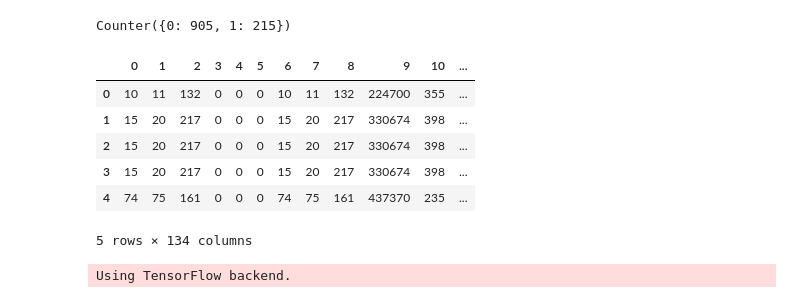
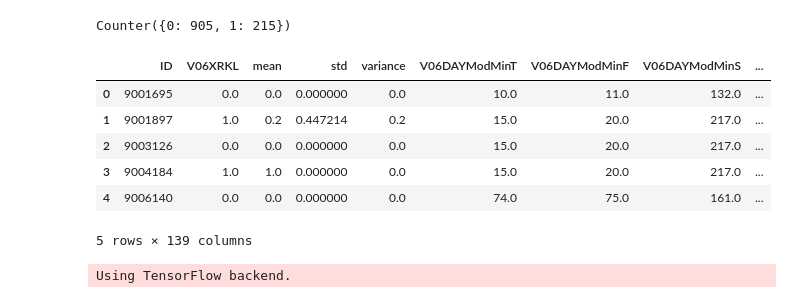
Before and after one commit to antonyalexos/Accelerometer-Knee-Osteoarthritis-Prediction, a Jupyter notebook: accel_day_pred.ipynb, the cells around one changed output. Cells and saved outputs as stored; diff of their text form; code cells hidden in the pictures.

```diff
--- a/accel_day_pred.ipynb
+++ b/accel_day_pred.ipynb
@@ -180,15 +200,15 @@ Counter({0: 905, 1: 215})
 # %%
 # X = X.iloc[:, [1,2,3,4,5,134,120,126,119,125,62,68,14,36,73,72,121,127,131,128,77,100,106,129,130,101,107,132,133,39,63,69,112,71,113,114,64,71,111,110,109,16,115,102,108,7,24,30,25,31,91]]
 # this is for selected columns only
+# %%
+X.head()
+# %% [output]
+|  | ID | V06XRKL | mean | std | variance | V06DAYModMinT | V06DAYModMinF | V06DAYModMinS | ... |
+| 0 | 9001695 | 0.0 | 0.0 | 0.000000 | 0.0 | 10.0 | 11.0 | 132.0 | ... |
+| 1 | 9001897 | 1.0 | 0.2 | 0.447214 | 0.2 | 15.0 | 20.0 | 217.0 | ... |
+| 2 | 9003126 | 0.0 | 0.0 | 0.000000 | 0.0 | 15.0 | 20.0 | 217.0 | ... |
+| 3 | 9004184 | 1.0 | 1.0 | 0.000000 | 0.0 | 15.0 | 20.0 | 217.0 | ... |
+| 4 | 9006140 | 0.0 | 0.0 | 0.000000 | 0.0 | 74.0 | 75.0 | 161.0 | ... |
+5 rows × 139 columns
 # %%
 X.to_csv('x_data.csv',index=None)
-# %%
-x_data.head()
-# %% [output]
-|  | 0 | 1 | 2 | 3 | 4 | 5 | 6 | 7 | 8 | 9 | 10 | ... |
-| 0 | 10 | 11 | 132 | 0 | 0 | 0 | 10 | 11 | 132 | 224700 | 355 | ... |
-| 1 | 15 | 20 | 217 | 0 | 0 | 0 | 15 | 20 | 217 | 330674 | 398 | ... |
-| 2 | 15 | 20 | 217 | 0 | 0 | 0 | 15 | 20 | 217 | 330674 | 398 | ... |
-| 3 | 15 | 20 | 217 | 0 | 0 | 0 | 15 | 20 | 217 | 330674 | 398 | ... |
-| 4 | 74 | 75 | 161 | 0 | 0 | 0 | 74 | 75 | 161 | 437370 | 235 | ... |
-5 rows × 134 columns
```
Also changed, not shown: parts of 8 cells of this notebook.
